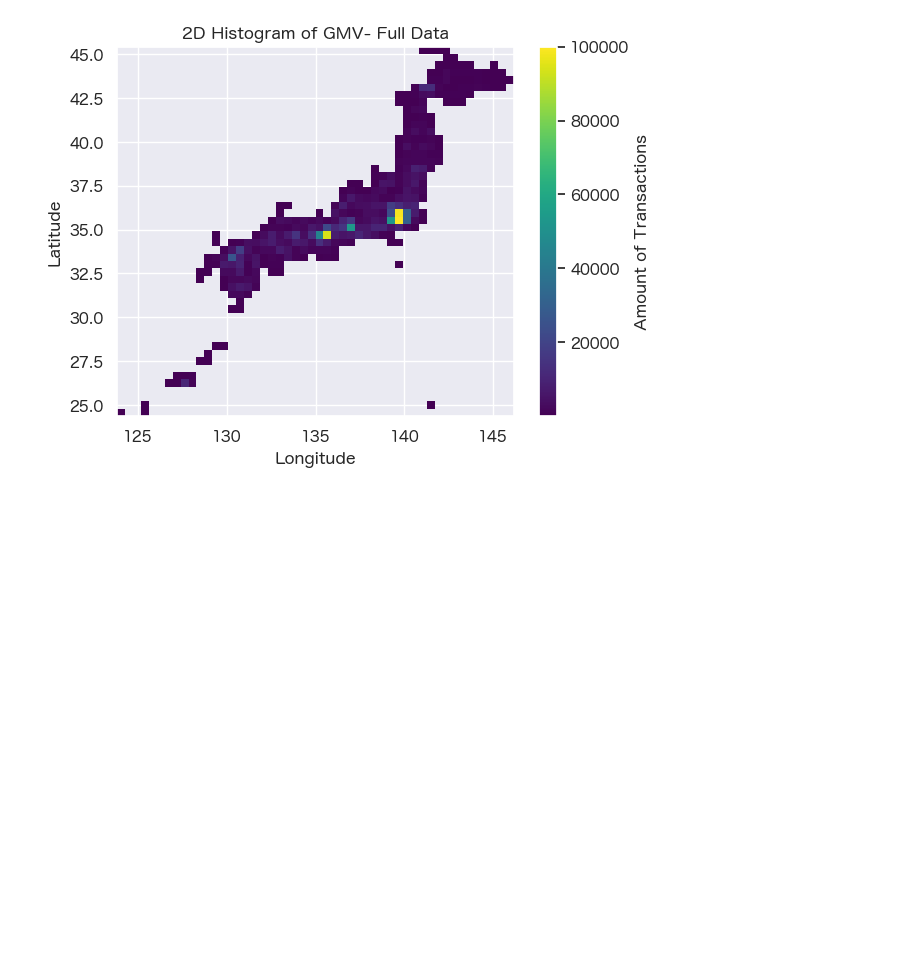
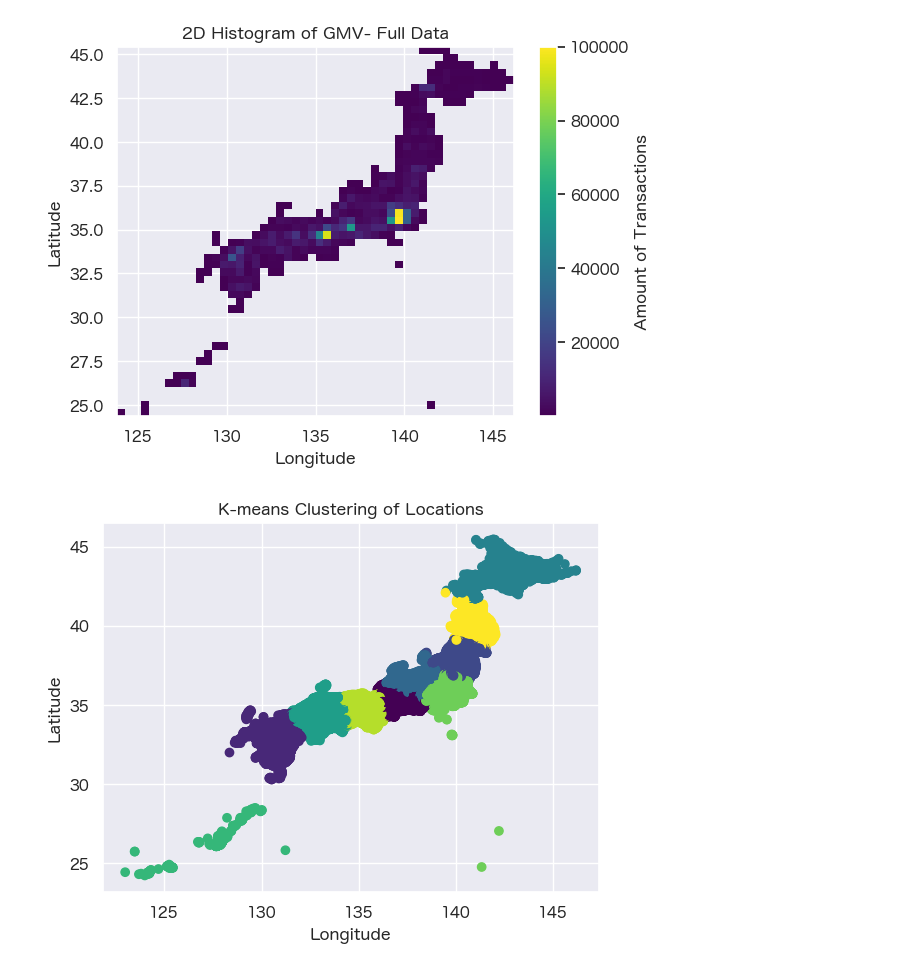
Before and after one commit to egpivo/gmv-forecaster, a Jupyter notebook: notebooks/exploratory_data_analysis.ipynb, the cells around one changed output. Drawn from its saved outputs; the diff is of its cells as text; code cells hidden in the pictures; blank space fills up the shorter version.

```diff
--- a/notebooks/exploratory_data_analysis.ipynb
+++ b/notebooks/exploratory_data_analysis.ipynb
@@ -356,3 +385,26 @@ plt.ylabel('Latitude')
 plt.show()
 # %% [output]
 [figure]
+# %%
+# Convert locations to numpy array
+locations_array = stores_pdf[['lat', 'lon']].values
+
+# Normalize the data (optional)
+# locations_array_normalized = normalize(locations_array)
+
+# Perform K-means clustering
+num_clusters = 10  # Example number of clusters
+kmeans = KMeans(n_clusters=num_clusters)
+kmeans.fit(locations_array)
+
+# Get cluster labels
+spatial_labels = kmeans.labels_
+
+# Visualize the clustered locations
+plt.scatter(locations_array[:, 1], locations_array[:, 0], c=spatial_labels, cmap='viridis')
+plt.xlabel('Longitude')
+plt.ylabel('Latitude')
+plt.title('K-means Clustering of Locations')
+plt.show()
+# %% [output]
+[figure, added]
```
Also changed, not shown: parts of 8 cells of this notebook, 4 other files.
